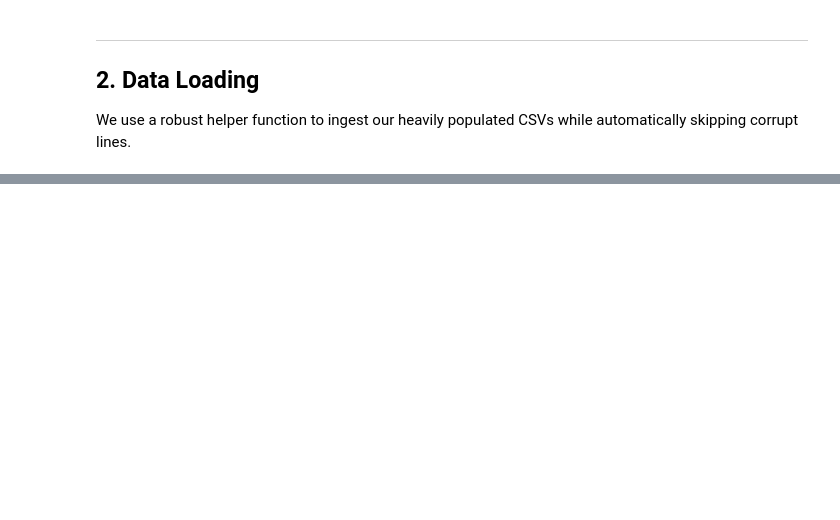
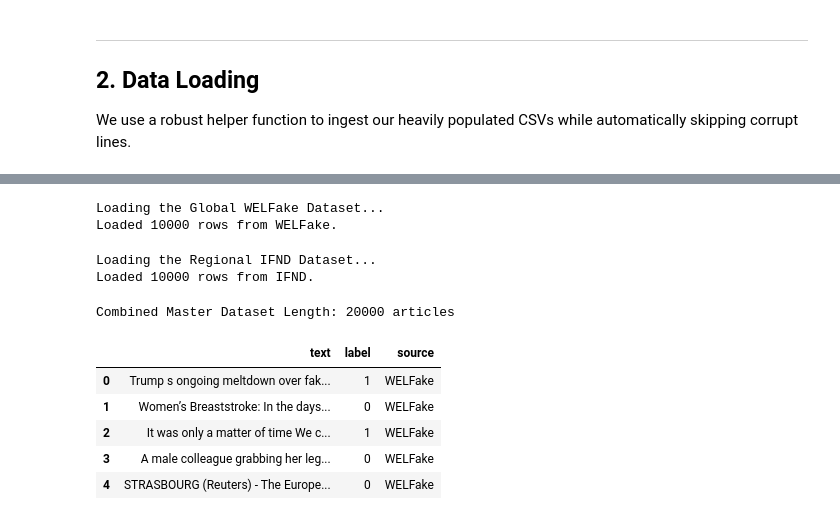
Before and after one commit to Vivek-sys-afk/Fake-News-Detection-Minor-Project, a Jupyter notebook: Fake_News_Detection.ipynb, the cells around one changed output, grey strips where cells are left out. Drawn from its saved outputs; the diff is of its cells as text; code cells hidden in the pictures; blank space fills up the shorter version.

```diff
--- a/Fake_News_Detection.ipynb
+++ b/Fake_News_Detection.ipynb
@@ -692,0 +64,74 @@ CONFIDENCE   : 82.18%
+# %%
+print("Loading the Global WELFake Dataset...")
+welfake_path = 'data/WELFake_Dataset.csv'
+
+df_welfake = safe_read_csv(welfake_path)
+df_welfake.columns = df_welfake.columns.str.lower().str.strip()
+df_welfake = df_welfake[['text', 'label']].dropna()
+df_welfake['source'] = 'WELFake'
+
+# Sample 2000 to manage computer RAM and GPU constraints efficiently for Transformers
+# Change the sample size from 2000 to 10000
+sample_size = min(10000, len(df_welfake))
+df_welfake = df_welfake.sample(sample_size, random_state=42)
+
+
+
+print(f"Loaded {len(df_welfake)} rows from WELFake.")
+# %% [output]
+Loading the Global WELFake Dataset...
+Loaded 10000 rows from WELFake.
+# %%
+print("Loading the Regional IFND Dataset...")
+ifnd_path = 'data/IFND_full.csv'
+
+# We use pd.read_csv directly with 'latin1' encoding to mathematically bypass the error
+try:
+    df_ifnd = pd.read_csv(ifnd_path, engine='python', on_bad_lines='skip', encoding='latin1')
+except TypeError:
+    df_ifnd = pd.read_csv(ifnd_path, engine='python', error_bad_lines=False, encoding='latin1')
+
+# Lowercase all headers to standardize
+df_ifnd.columns = df_ifnd.columns.str.lower().str.strip()
+if 'statement' in df_ifnd.columns:
+    df_ifnd = df_ifnd.rename(columns={'statement': 'text'})
+
+df_ifnd = df_ifnd[['text', 'label']].dropna()
+
+# Force string labels into numeric binary classes
+def map_clean_labels(x):
+    val = str(x).strip().lower()
+    if val in ['1', '1.0', 'fake', 'false']: return 1
+    if val in ['0', '0.0', 'real', 'true', 'truth']: return 0
+    return None
+
+df_ifnd['label'] = df_ifnd['label'].apply(map_clean_labels)
+df_ifnd = df_ifnd.dropna()
+df_ifnd['source'] = 'IFND'
+
+# Change the sample size from 2000 to 10000
+sample_size_ifnd = min(10000, len(df_ifnd))
+df_ifnd = df_ifnd.sample(sample_size_ifnd, random_state=42)
+
+
+print(f"Loaded {len(df_ifnd)} rows from IFND.")
+# %% [output]
+Loading the Regional IFND Dataset...
+Loaded 10000 rows from IFND.
+# %%
+df_list = [df_welfake, df_ifnd]
+df = pd.concat(df_list, ignore_index=True)
+
+# Ensure strict integer casting for ML compatibility
+df['label'] = df['label'].astype(int)
+
+print(f"Combined Master Dataset Length: {len(df)} articles")
+df.head()
+# %% [output]
+Combined Master Dataset Length: 20000 articles
+|  | text | label | source |
+| 0 | Trump s ongoing meltdown over fak... | 1 | WELFake |
+| 1 | Women’s Breaststroke: In the days... | 0 | WELFake |
+| 2 | It was only a matter of time We c... | 1 | WELFake |
+| 3 | A male colleague grabbing her leg... | 0 | WELFake |
+| 4 | STRASBOURG (Reuters) - The Europe... | 0 | WELFake |
```
Also changed, not shown: parts of 53 cells of this notebook, 3 other files.
